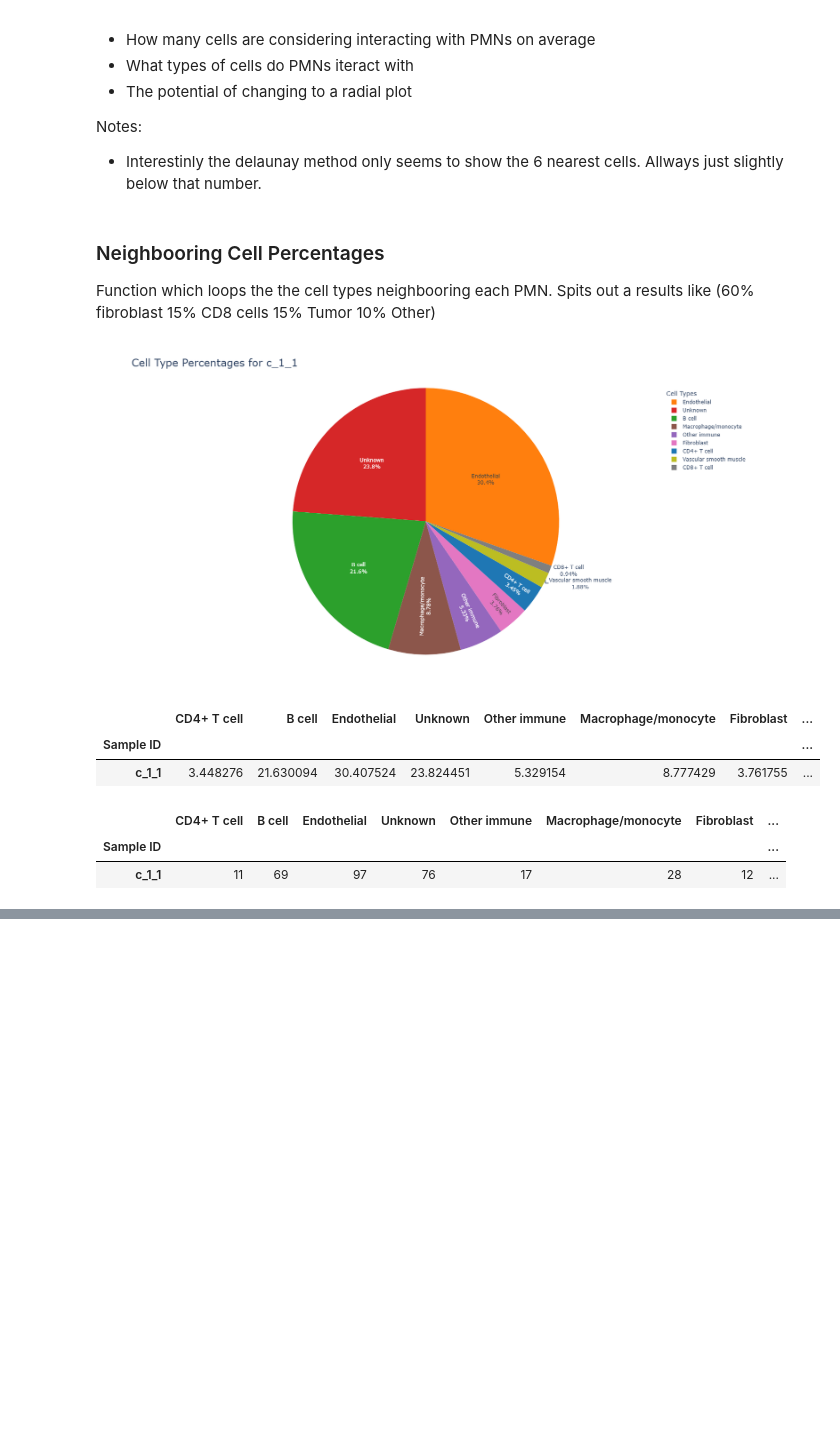
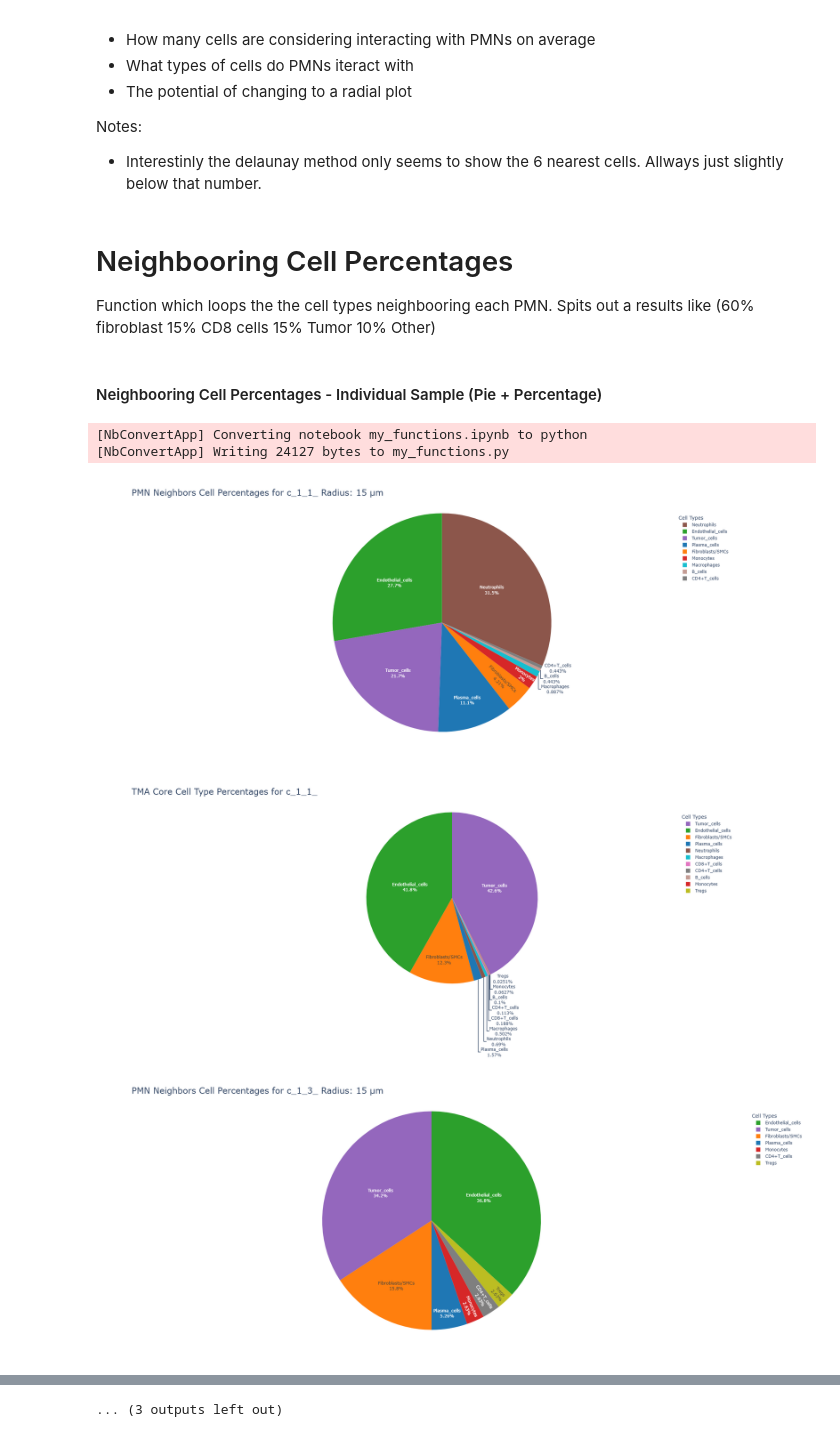
Before and after one commit to EDJohns/2025-Dinh-Lab-Research-Project, a Jupyter notebook: Shapiro 2025 Project/Python SquidPy/Spatial_Neighbors_Charts.ipynb, the cells around one changed output, grey strips where cells are left out. Cells and saved outputs as stored; diff of their text form; code cells hidden in the pictures; blank space fills up the shorter version.

```diff
--- a/Shapiro 2025 Project/Python SquidPy/Spatial_Neighbors_Charts.ipynb
+++ b/Shapiro 2025 Project/Python SquidPy/Spatial_Neighbors_Charts.ipynb
@@ -43,44 +43,62 @@ This contains analysis of PMN cell interaction. Namly
 Notes:
 * Interestinly the delaunay method only seems to show the 6 nearest cells. Allways just slightly below that number.
 # %% [markdown]
-### Neighbooring Cell Percentages
+# Neighbooring Cell Percentages
 
 Function which loops the the cell types neighbooring each PMN. Spits out a results like (60% fibroblast 15% CD8 cells 15% Tumor 10% Other)
+# %% [markdown]
+#### Neighbooring Cell Percentages - Individual Sample (Pie + Percentage)
 # %%
+import importlib
 import my_functions
+
+importlib.reload(my_functions)
+
+CoLo_method="Radius"
+radius=15
 
 # Initialize an empty DataFrame to collect all percentage rows
 all_percentages = pd.DataFrame()
 all_total_counts = pd.DataFrame()
 
-for i in range(1,2):
-    for j in range(1,2):
+for i in range(1,4):
+    for j in range(1,4):
+
+        # Set Sample ID
+        sample_id=f"c_{i}_{j}_"
 
         # check to make sure PMNs are present, skips if not present to prevent errors
         pmn_count=my_functions.pmn_counter(adata, f"c_{i}_{j}_")["PMN Count"]
         if pmn_count<1:
             continue
 
         # Calculate cell counts and percentages
-        results = my_functions.average_cell_counts(adata, i, j, "delaunay",200)
+        results = my_functions.average_cell_counts(adata, i, j, "radius",radius)
+        #results = my_functions.average_cell_counts(adata, i, j, "delaunay",radius)
 
         # Append the percentage row to the overall DataFrame
-        all_percentages = pd.concat([all_percentages, results["Cell Type Percentages"]])
+        neighboring_percentages = pd.concat([all_percentages, results["Cell Type Percentages"]])
         all_total_counts = pd.concat([all_total_counts, results["Total Cell Counts"]])
 
         # Replaces Nans with 0 to pererve the numerical type of the matrix
-        all_percentages.fillna(0, inplace=True)
+        neighboring_percentages.fillna(0, inplace=True)
         all_total_counts.fillna(0, inplace=True)
 
-        my_functions.plot_cell_type_pie(f"c_{i}_{j}",all_percentages)
+        my_functions.plot_cell_type_pie(f"c_{i}_{j}",neighboring_percentages,f"PMN Neighbors Cell Percentages for {sample_id} Radius: {radius} μm")
+        #my_functions.plot_cell_type_pie(f"c_{i}_{j}",neighboring_percentages,f"PMN Neighbors Cell Percentages for {sample_id} - Delaunay")
 
-display(all_percentages)
+        #Display
+        overall_percentages = my_functions.get_sample_cell_percentages(adata, sample_id)["Percentage Counts"]
+        my_functions.plot_cell_type_pie(sample_id,overall_percentages, f"TMA Core Cell Type Percentages for {sample_id}")
+        delta=neighboring_percentages-overall_percentages
+
+
+
+display(overall_percentages)
 display(all_total_counts)
 # %% [output]
+[NbConvertApp] Converting notebook my_functions.ipynb to python
+[NbConvertApp] Writing 24127 bytes to my_functions.py
-[figure, old version]
+[figure, new version]
-|  | CD4+ T cell | B cell | Endothelial | Unknown | Other immune | Macrophage/monocyte | Fibroblast | ... |
-| Sample ID |  |  |  |  |  |  |  | ... |
-| c_1_1 | 3.448276 | 21.630094 | 30.407524 | 23.824451 | 5.329154 | 8.777429 | 3.761755 | ... |
-|  | CD4+ T cell | B cell | Endothelial | Unknown | Other immune | Macrophage/monocyte | Fibroblast | ... |
-| Sample ID |  |  |  |  |  |  |  | ... |
-| c_1_1 | 11 | 69 | 97 | 76 | 17 | 28 | 12 | ... |
+[figure, added]
+[figure, added]
@@ -86,0 +113 @@ display(all_total_counts)
+... (3 outputs left out)
```
Also changed, not shown: parts of 29 cells of this notebook, 23 other files.
